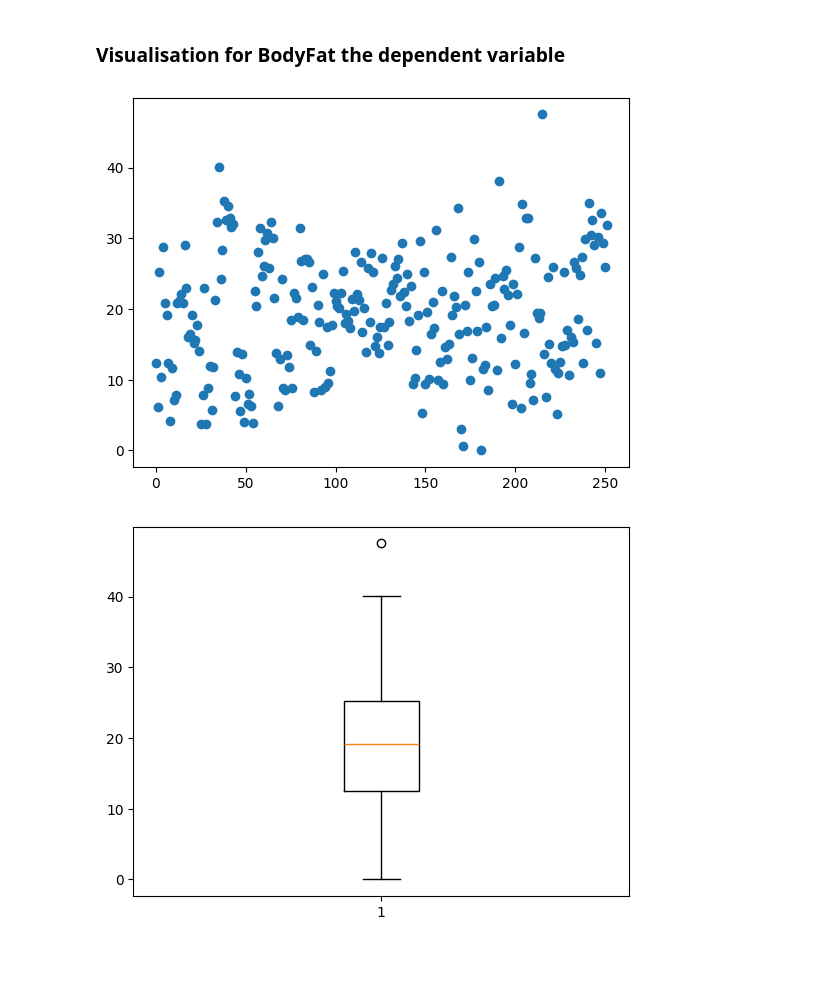
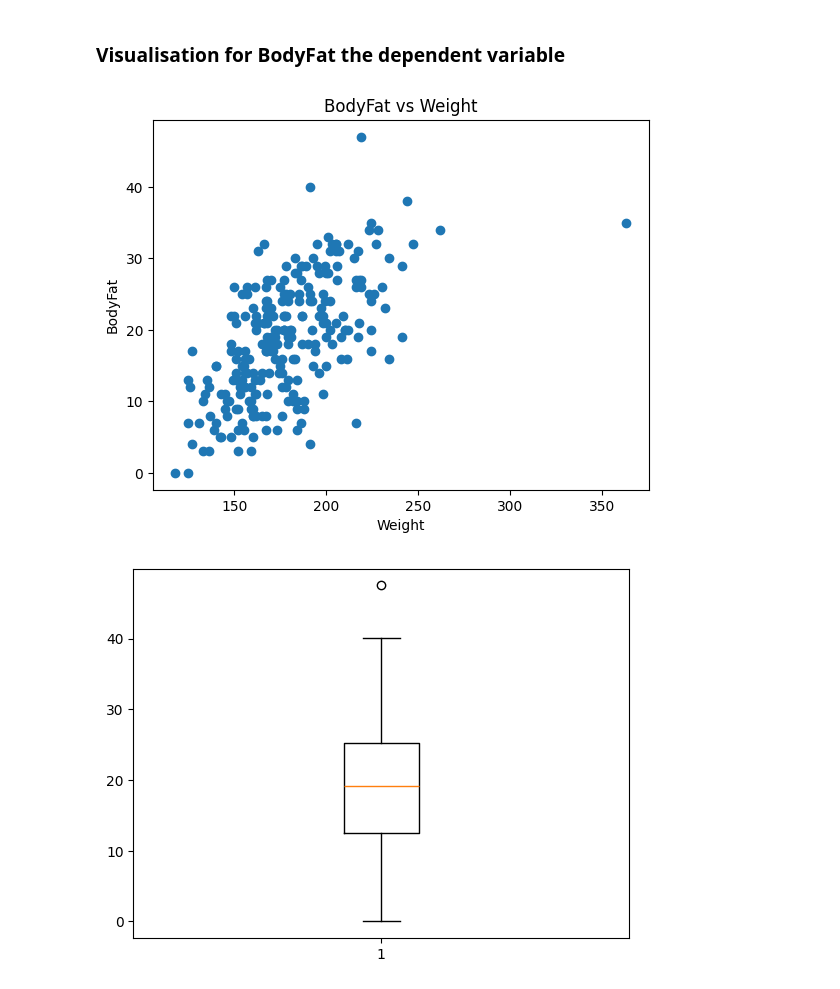
Before and after one commit to asmaalkurbi/bodyfat, a Jupyter notebook: bodyfatdata.ipynb, the cells around one changed output. Drawn from its saved outputs; the diff is of its cells as text; code cells hidden in the pictures; blank space fills up the shorter version.

```diff
--- a/bodyfatdata.ipynb
+++ b/bodyfatdata.ipynb
@@ -229,11 +229,14 @@ Q3 =  24.9
 # %% [markdown]
 ### Visualisation for BodyFat the dependent variable
 # %%
-# scatter plot for BodyFat
-plt.scatter(body.index, body['BodyFat'])
+# scatter plot
+plt.scatter(body.iloc[:, 3], body.iloc[:, 1])
+plt.xlabel('Weight')
+plt.ylabel('BodyFat')
+plt.title('BodyFat vs Weight')
 plt.show()
 # %% [output]
-[figure, old version]
+[figure, new version]
 # %%
 # box plot for BodyFat
 plt.boxplot(body['BodyFat'])
```
